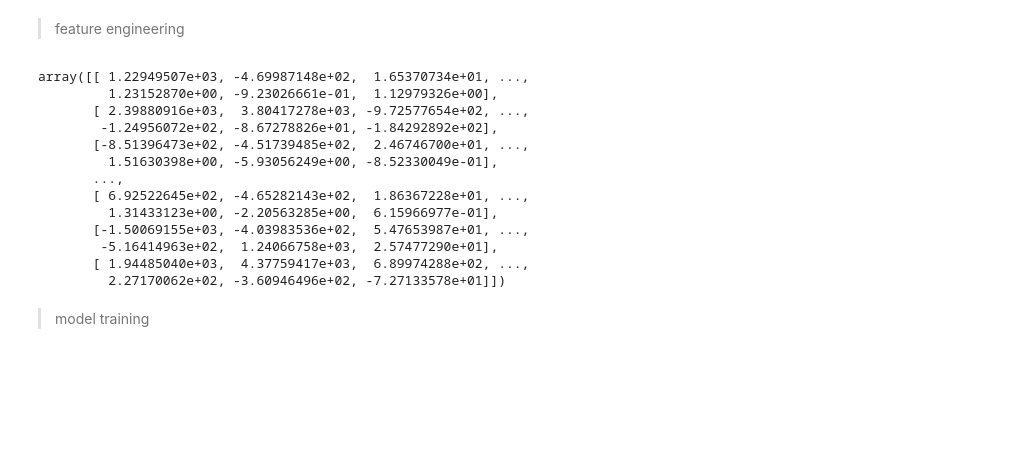
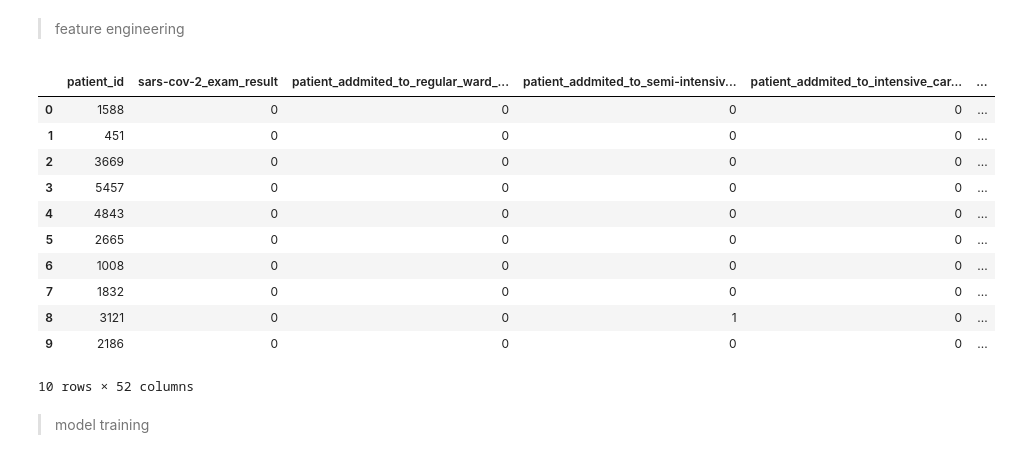
Before and after one commit to krzhck/classification_AI, a Jupyter notebook: classification.ipynb, the cells around one changed output. Drawn from its saved outputs; the diff is of its cells as text; code cells hidden in the pictures; blank space fills up the shorter version.

```diff
--- a/classification.ipynb
+++ b/classification.ipynb
@@ -66,23 +99,41 @@ raw_data.head()
 > feature engineering
 # %%
 # DOING
-pca = PCA(n_components=10)
-pca.fit(raw_data)
-pca.transform(raw_data)
+
+
+
+normalized_data = raw_data - raw_data.mean()
+
+for x in nonDataCols:
+    normalized_data.drop(columns=[x], inplace=True)
+#normalized_data.head(20)
+
+
+pca_size = 47
+pca = PCA(n_components=pca_size)
+pca.fit(normalized_data)
+
+pca_data = pd.DataFrame(pca.transform(normalized_data),
+columns=['feature%s' % _ for _ in range(pca_size)],
+index=raw_data.index)
+
+for i, v in enumerate(nonDataCols):
+    pca_data.insert(i, v, raw_data[v])
+
+pca_data.head(10)
 # %% [output]
+|  | patient_id | sars-cov-2_exam_result | patient_addmited_to_regular_ward_... | patient_addmited_to_semi-intensiv... | patient_addmited_to_intensive_car... | ... |
+| 0 | 1588 | 0 | 0 | 0 | 0 | ... |
+| 1 | 451 | 0 | 0 | 0 | 0 | ... |
+| 2 | 3669 | 0 | 0 | 0 | 0 | ... |
+| 3 | 5457 | 0 | 0 | 0 | 0 | ... |
+| 4 | 4843 | 0 | 0 | 0 | 0 | ... |
+| 5 | 2665 | 0 | 0 | 0 | 0 | ... |
+| 6 | 1008 | 0 | 0 | 0 | 0 | ... |
+| 7 | 1832 | 0 | 0 | 0 | 0 | ... |
+| 8 | 3121 | 0 | 0 | 1 | 0 | ... |
+| 9 | 2186 | 0 | 0 | 0 | 0 | ... |
-array([[ 1.22949507e+03, -4.69987148e+02,  1.65370734e+01, ...,
-         1.23152870e+00, -9.23026661e-01,  1.12979326e+00],
-       [ 2.39880916e+03,  3.80417278e+03, -9.72577654e+02, ...,
-        -1.24956072e+02, -8.67278826e+01, -1.84292892e+02],
-       [-8.51396473e+02, -4.51739485e+02,  2.46746700e+01, ...,
-         1.51630398e+00, -5.93056249e+00, -8.52330049e-01],
-       ...,
-       [ 6.92522645e+02, -4.65282143e+02,  1.86367228e+01, ...,
-         1.31433123e+00, -2.20563285e+00,  6.15966977e-01],
-       [-1.50069155e+03, -4.03983536e+02,  5.47653987e+01, ...,
-        -5.16414963e+02,  1.24066758e+03,  2.57477290e+01],
-       [ 1.94485040e+03,  4.37759417e+03,  6.89974288e+02, ...,
-         2.27170062e+02, -3.60946496e+02, -7.27133578e+01]])
+10 rows × 52 columns
 # %% [markdown]
 > model training
 # %% [markdown]
```
Also changed, not shown: parts of 5 cells of this notebook, 1 other file.
